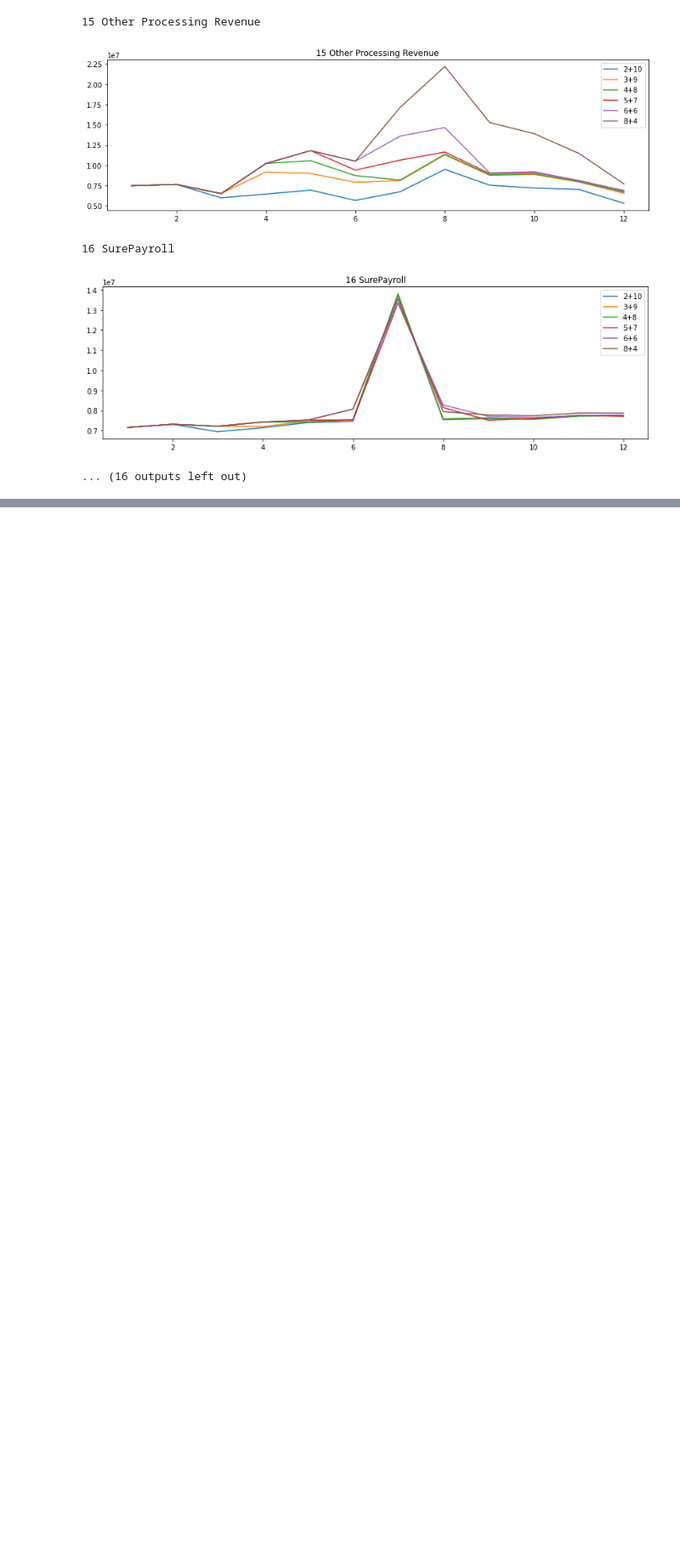
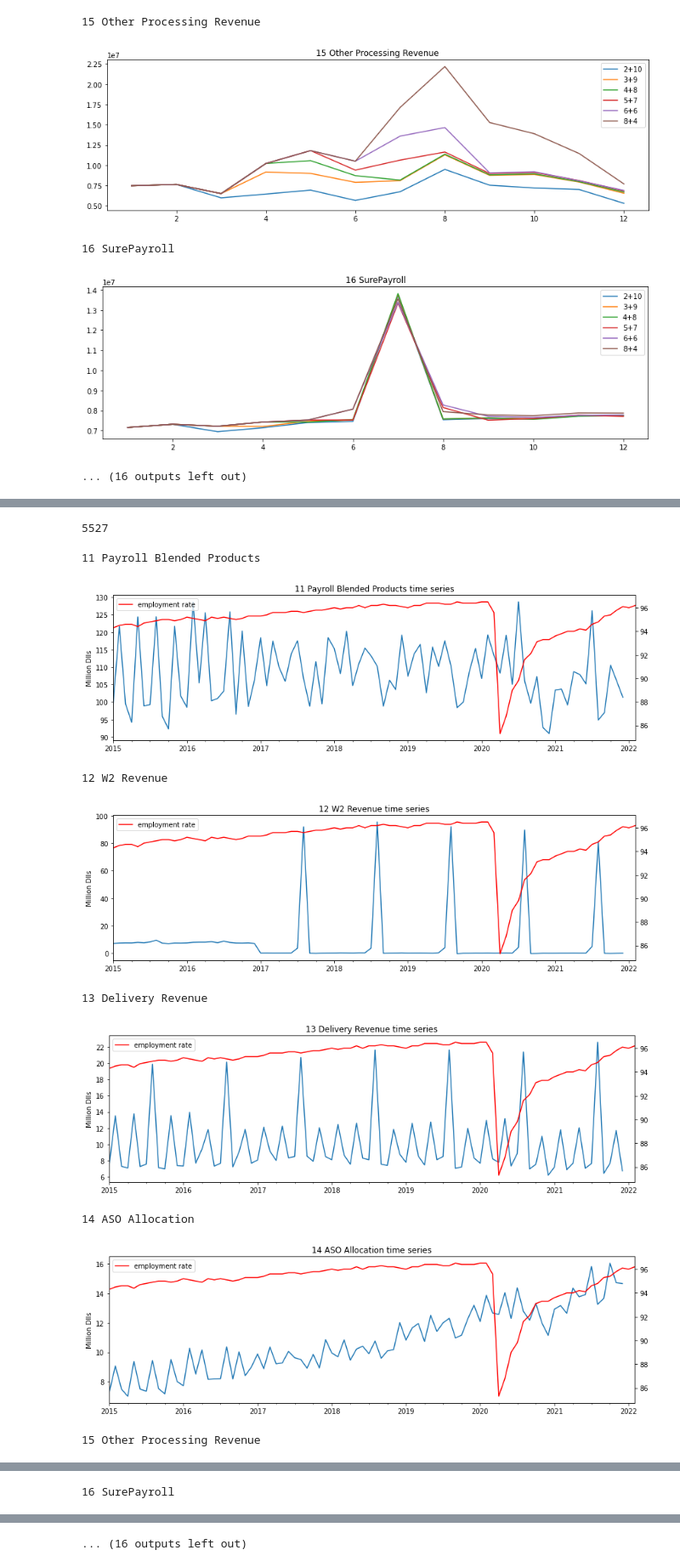
Before and after one commit to jluisjm/Paychex_revenue_forecast, a Jupyter notebook: notebooks/EDA.ipynb, the cells around one changed output, grey strips where cells are left out. Shown at 85% size. Drawn from its saved outputs; the diff is of its cells as text; code cells hidden in the pictures; blank space fills up the shorter version.

Commit message:
eda w unemployment rate

```diff
--- a/notebooks/EDA.ipynb
+++ b/notebooks/EDA.ipynb
@@ -236,0 +246,35 @@ for j in J:
+# %%
+# Download file
+file = 'unemployment_rate.parquet'
+stream_downloader = container_client.download_blob(file)
+stream = BytesIO()
+stream_downloader.readinto(stream)
+# %% [output]
+5527
+# %%
+df_ur = pd.read_parquet(stream, engine='pyarrow')
+# %%
+df_ur['date'] = pd.to_datetime(df_ur['year'] + df_ur['periodName'], format="%Y%B").dt.to_period('M')
+df_ur = df_ur.set_index('date')
+# %%
+df_full = pd.concat([df_month,df_ur.value], axis=1).rename(columns={'value': 'unemployment_rate'})
+# %%
+for c in df_month.columns:
+    print(c)
+    fig, ax = plt.subplots(figsize=(14,4))
+    ax2 = ax.twinx()
+    (df_full[c]/1000000).plot(title = c + ' time series', xlabel='', ylabel='Million Dlls', label=c, ax=ax)
+    (100-df_full['unemployment_rate']).plot(color='red', label='employment rate', ax=ax2)
+    #sns.lineplot(data=df_month[c])
+    plt.legend()
+    plt.show()
+# %% [output]
+11 Payroll Blended Products
+[figure, added]
+12 W2 Revenue
+[figure, added]
+13 Delivery Revenue
+[figure, added]
+14 ASO Allocation
+[figure, added]
+15 Other Processing Revenue
@@ -236,0 +282 @@ for j in J:
+16 SurePayroll
@@ -236,0 +284 @@ for j in J:
+... (16 outputs left out)
```
Also changed, not shown: parts of 6 cells of this notebook, 2 other files.
